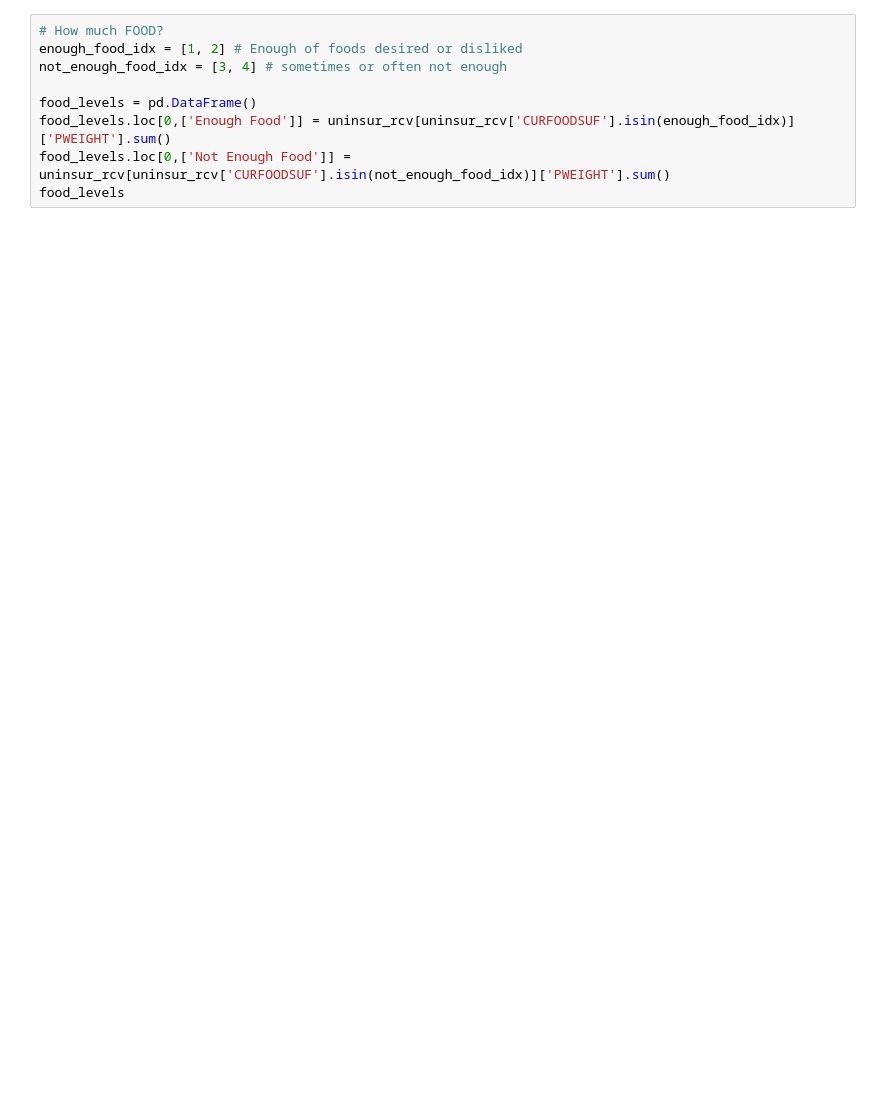
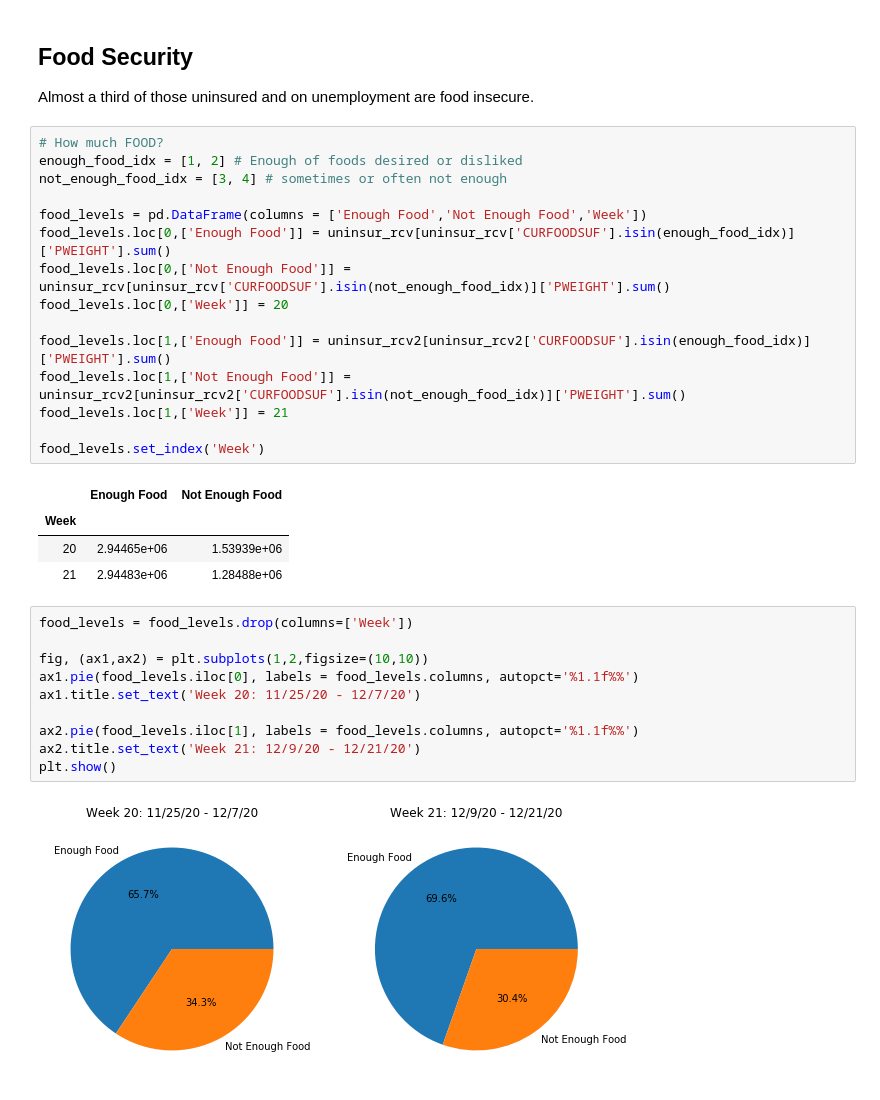
Before and after one commit to rebdorn/Covid_Impact, a Jupyter notebook: generate_estimates.ipynb, the cells around one changed output. Cells and saved outputs as stored; diff of their text form; blank space fills up the shorter version.

```diff
--- a/generate_estimates.ipynb
+++ b/generate_estimates.ipynb
@@ -39,9 +162,35 @@ education_levels
+# %% [markdown]
+## Food Security
+Almost a third of those uninsured and on unemployment are food insecure.
 # %%
 # How much FOOD?
 enough_food_idx = [1, 2] # Enough of foods desired or disliked
 not_enough_food_idx = [3, 4] # sometimes or often not enough
 
-food_levels = pd.DataFrame()
+food_levels = pd.DataFrame(columns = ['Enough Food','Not Enough Food','Week'])
 food_levels.loc[0,['Enough Food']] = uninsur_rcv[uninsur_rcv['CURFOODSUF'].isin(enough_food_idx)]['PWEIGHT'].sum()
 food_levels.loc[0,['Not Enough Food']] = uninsur_rcv[uninsur_rcv['CURFOODSUF'].isin(not_enough_food_idx)]['PWEIGHT'].sum()
-food_levels
+food_levels.loc[0,['Week']] = 20
+
+food_levels.loc[1,['Enough Food']] = uninsur_rcv2[uninsur_rcv2['CURFOODSUF'].isin(enough_food_idx)]['PWEIGHT'].sum()
+food_levels.loc[1,['Not Enough Food']] = uninsur_rcv2[uninsur_rcv2['CURFOODSUF'].isin(not_enough_food_idx)]['PWEIGHT'].sum()
+food_levels.loc[1,['Week']] = 21
+
+food_levels.set_index('Week')
+# %% [output]
+|  | Enough Food | Not Enough Food |
+| Week |  |  |
+| 20 | 2.94465e+06 | 1.53939e+06 |
+| 21 | 2.94483e+06 | 1.28488e+06 |
+# %%
+food_levels = food_levels.drop(columns=['Week'])
+
+fig, (ax1,ax2) = plt.subplots(1,2,figsize=(10,10))
+ax1.pie(food_levels.iloc[0], labels = food_levels.columns, autopct='%1.1f%%')
+ax1.title.set_text('Week 20: 11/25/20 - 12/7/20')
+
+ax2.pie(food_levels.iloc[1], labels = food_levels.columns, autopct='%1.1f%%')
+ax2.title.set_text('Week 21: 12/9/20 - 12/21/20')
+plt.show()
+# %% [output]
+[figure, added]
```
Also changed, not shown: parts of 23 cells of this notebook.
